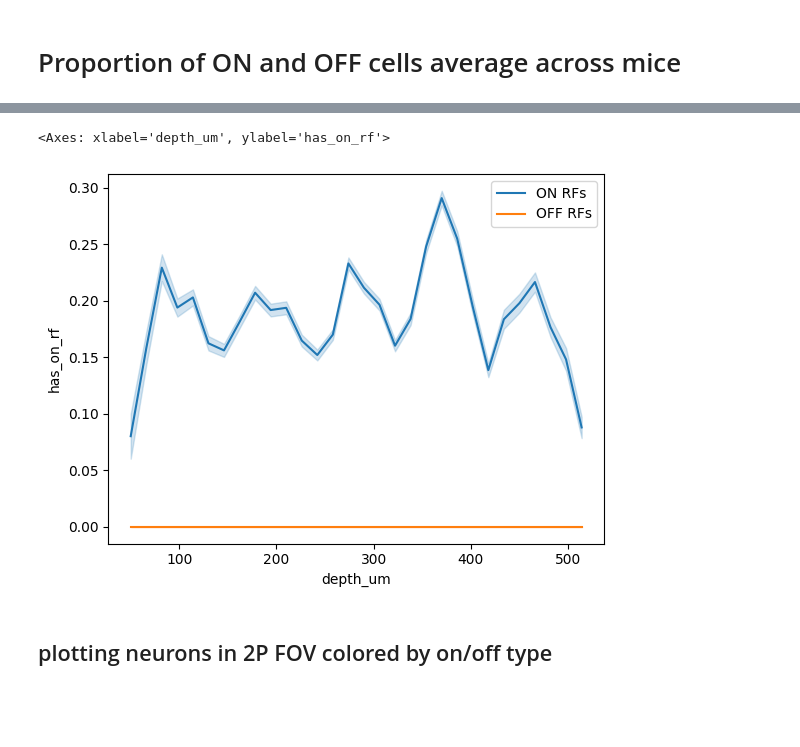
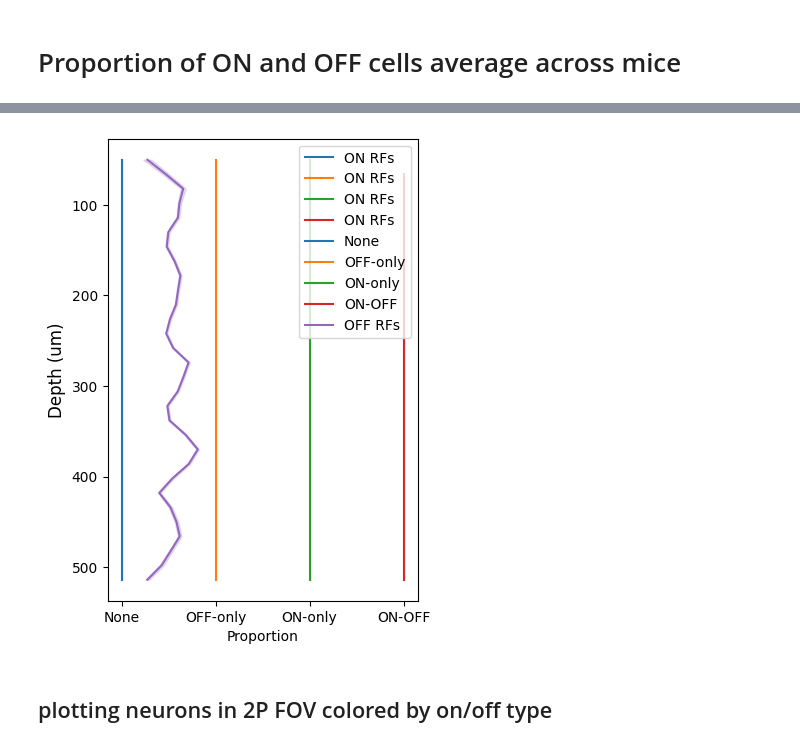
Before and after one commit to naomidonovan1/allen_v1dd, a Jupyter notebook: src/allen_v1dd/demo.ipynb, the cells around one changed output, grey strips where cells are left out. Cells and saved outputs as stored; diff of their text form; code cells hidden in the pictures; blank space fills up the shorter version.

Commit message:
line plot for the overall percentages of rf types

```diff
--- a/src/allen_v1dd/demo.ipynb
+++ b/src/allen_v1dd/demo.ipynb
@@ -594,2 +612,16 @@ summary_df
 | 112367 | M427836 | 25 | 5 | 57 | False | False | NaN | NaN | ... |
 112368 rows × 14 columns
+# %%
+rf_types = []
+for on_rf, off_rf in zip(summary_df['has_on_rf'].values, summary_df['has_off_rf'].values):
+    if on_rf and off_rf:
+        rf_types.append('ON-OFF')
+    elif on_rf and not off_rf:
+        rf_types.append('ON-only')
+    elif not on_rf and off_rf:
+        rf_types.append('OFF-only')
+    else:
+        rf_types.append('None')
+
+summary_df['rf_type'] = rf_types
+summary_df
@@ -617,26 +706,34 @@ summary_df['depth_um'] = depths
 # %%
 ## plotting fraction of ROIs with ON and OFF RFs vs depth
 
+fig, ax = plt.subplots(figsize=(4, 6))
+
 sns.lineplot(
     data=summary_df,
-    x='depth_um',
-    y='has_on_rf',
+    x='rf_type',
+    y='depth_um',
+    hue='rf_type',
     label='ON RFs',
     errorbar='se',
-    err_style='band'
+    err_style='band',
+    orient='y'
 )
 
 sns.lineplot(
     data=summary_df,
-    x='depth_um',
-    y='has_off_rf',
+    x='rf_type',
+    y='depth_um',
     label='OFF RFs',
     errorbar='se',
-    err_style='band'
+    err_style='band',
+    orient='y'
 )
+
+ax.set_ylabel("Depth (um)", fontsize=12)
+ax.set_xlabel("Proportion")
+ax.invert_yaxis()
 # %% [output]
-<Axes: xlabel='depth_um', ylabel='has_on_rf'>
-[figure, old version]
+[figure, new version]
 # %% [markdown]
 ## plotting neurons in 2P FOV colored by on/off type
 # %%
```
Also changed, not shown: parts of 7 cells of this notebook.
